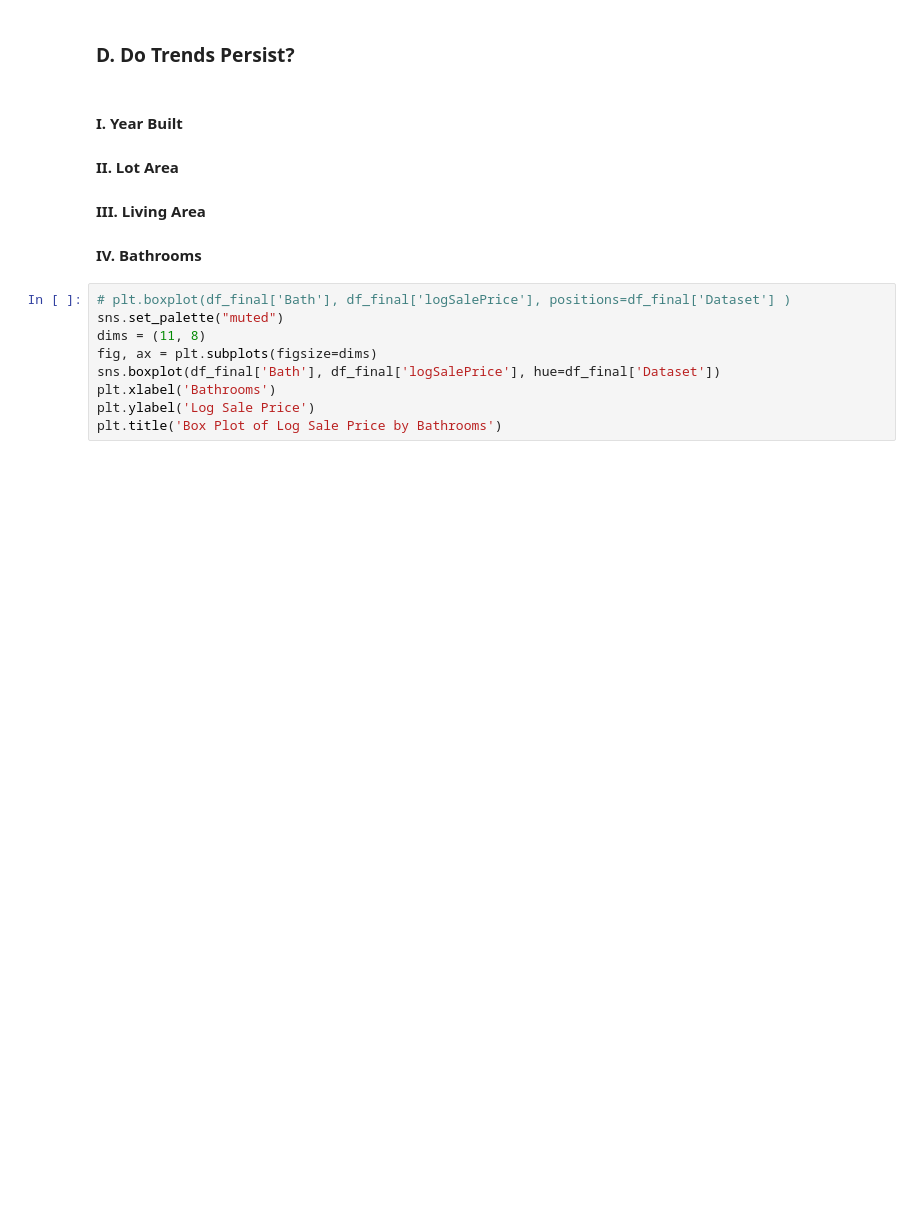
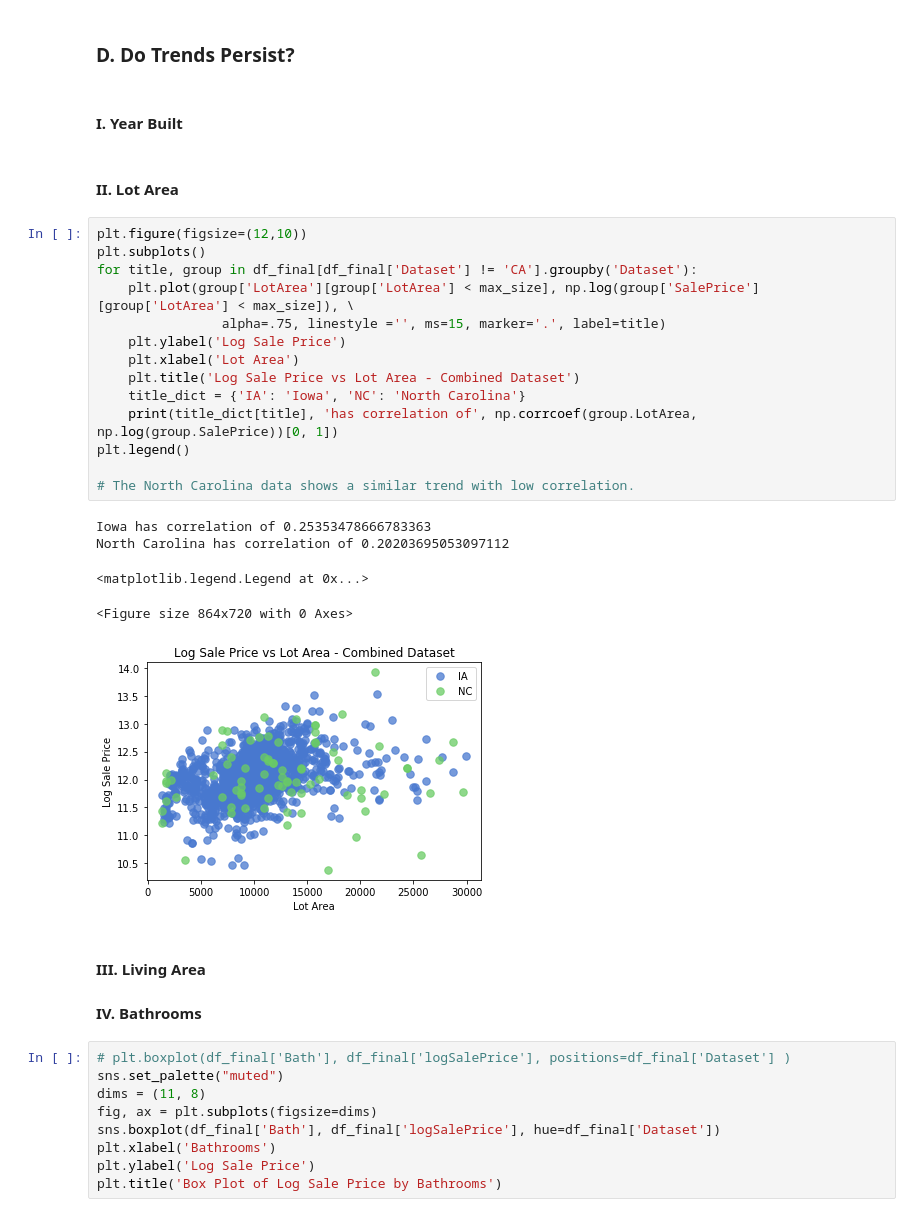
Before and after one commit to mpaluta/House_Price, a Jupyter notebook: final_WIP.ipynb, the cells around one changed output. Drawn from its saved outputs; the diff is of its cells as text; blank space fills up the shorter version.

```diff
--- a/final_WIP.ipynb
+++ b/final_WIP.ipynb
@@ -391,8 +463,30 @@ df_final.describe()
 # %% [markdown]
 ### D. Do Trends Persist?
+# %% [markdown]
+#### I. Year Built
+# %% [markdown]
+#### II. Lot Area
+# %%
+plt.figure(figsize=(12,10))
+plt.subplots()
+for title, group in df_final[df_final['Dataset'] != 'CA'].groupby('Dataset'):
+    plt.plot(group['LotArea'][group['LotArea'] < max_size], np.log(group['SalePrice'][group['LotArea'] < max_size]), \
+                alpha=.75, linestyle ='', ms=15, marker='.', label=title)
+    plt.ylabel('Log Sale Price')
+    plt.xlabel('Lot Area')
+    plt.title('Log Sale Price vs Lot Area - Combined Dataset')
+    title_dict = {'IA': 'Iowa', 'NC': 'North Carolina'}
+    print(title_dict[title], 'has correlation of', np.corrcoef(group.LotArea, np.log(group.SalePrice))[0, 1])
+plt.legend()
+
+# The North Carolina data shows a similar trend with low correlation.
+# %% [output]
+Iowa has correlation of 0.25353478666783363
+North Carolina has correlation of 0.20203695053097112
+<matplotlib.legend.Legend at 0x...>
+<Figure size 864x720 with 0 Axes>
+[figure, added]
 # %% [markdown]
-#### I. Year Built
-#### II. Lot Area
 #### III. Living Area
 #### IV. Bathrooms
 # %%
```
Also changed, not shown: parts of 17 cells of this notebook, 1 other file.
